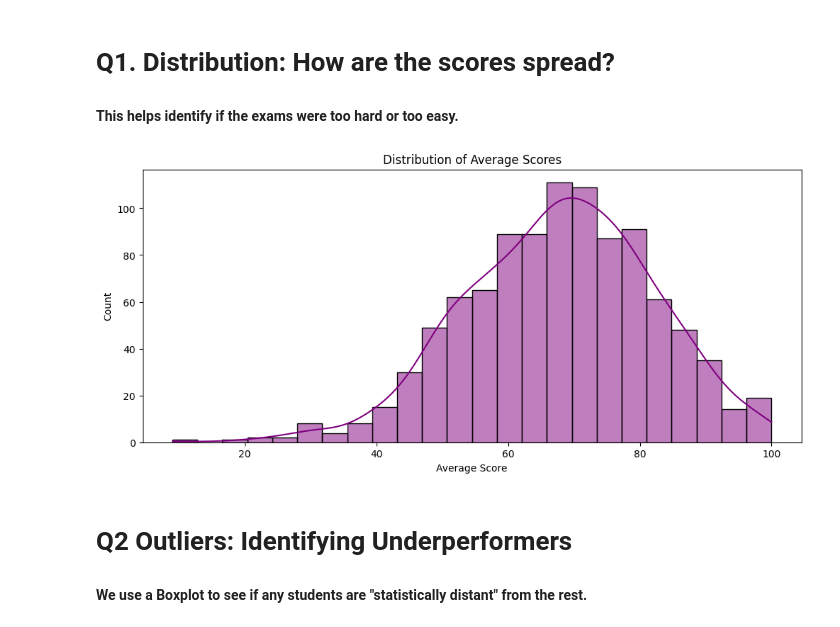
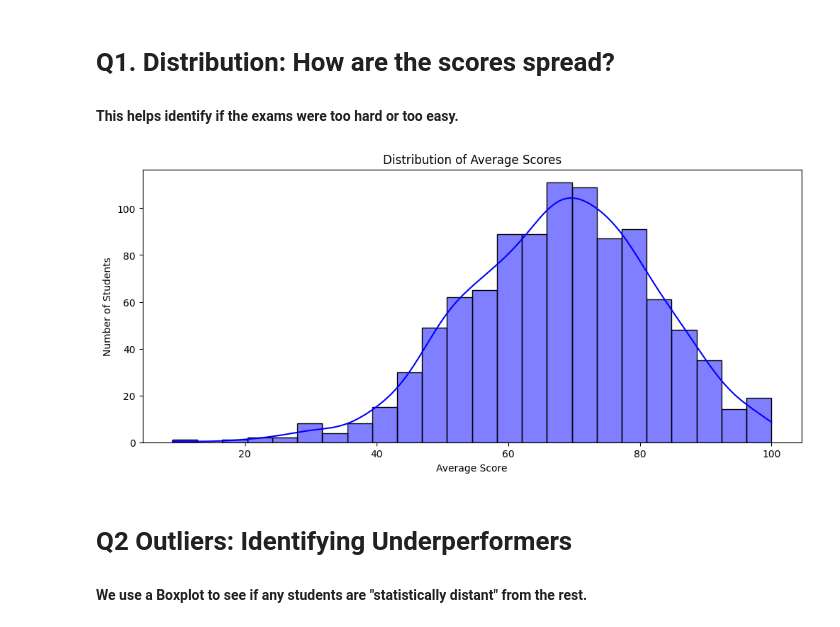
Before and after one commit to itspriyambhattacharya/MSc-sem4-ids-assignment1, a Jupyter notebook: assignment1.ipynb, the cells around one changed output. Drawn from its saved outputs; the diff is of its cells as text; code cells hidden in the pictures.

```diff
--- a/assignment1.ipynb
+++ b/assignment1.ipynb
@@ -85,13 +98,14 @@ Data Cleaning Complete. New columns added.
 #### This helps identify if the exams were too hard or too easy.
 # %%
 plt.figure(figsize=(12, 5))
-sns.histplot(df['average_score'], kde=True, color='purple')
+sns.histplot(df['average_score'], kde=True, color='blue')
 plt.title('Distribution of Average Scores')
 plt.xlabel('Average Score')
+plt.ylabel('Number of Students')
 plt.show()
 # Insight: If the curve is bell-shaped, the data is normally distributed.
 # %% [output]
-[figure, old version]
+[figure, new version]
 # %% [markdown]
 # Q2 Outliers: Identifying Underperformers
 
```
Also changed, not shown: parts of 2 cells of this notebook, 2 other files.
